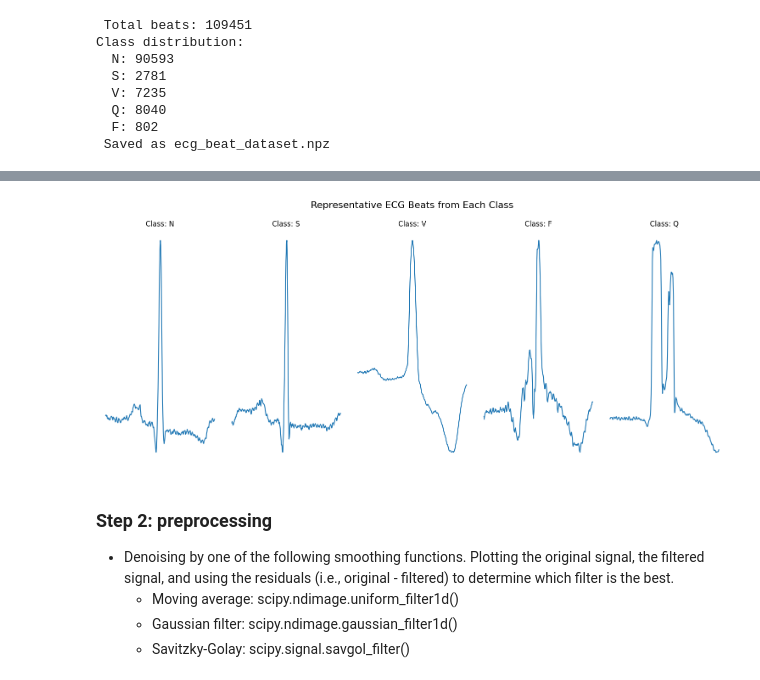
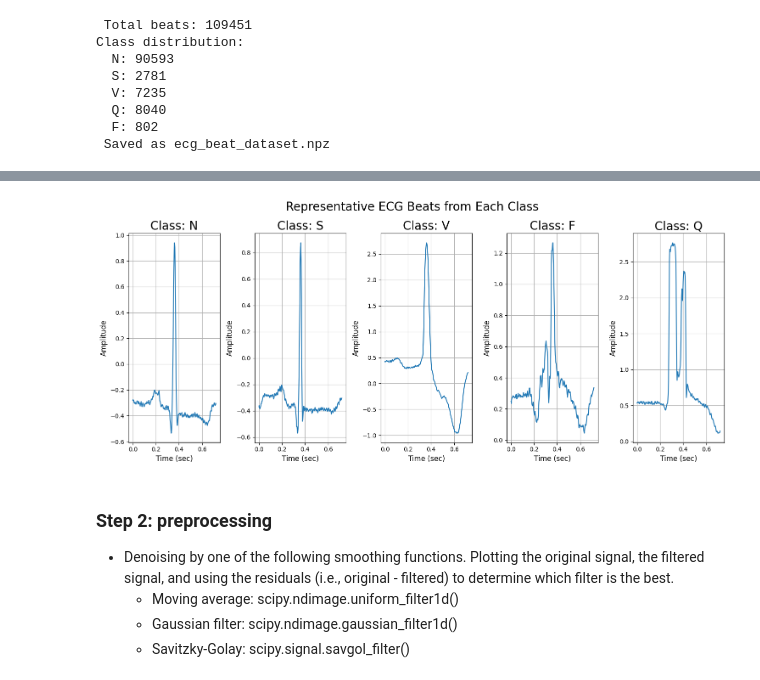
Before and after one commit to hsiuhsil/MITBIH_Arrhythmia_Classification, a Jupyter notebook: notebook.ipynb, the cells around one changed output, grey strips where cells are left out. Saved outputs shown, nothing was run; the diff lists cells and outputs as text; code cells hidden in the pictures.

```diff
--- a/notebook.ipynb
+++ b/notebook.ipynb
@@ -201,29 +244,33 @@ Class distribution:
 # %%
 # Find one example for each class
 example_beats = {}
 for segment, label in zip(X, y):
     class_name = CLASS_NAMES[label]
     if class_name not in example_beats:
         example_beats[class_name] = segment
     if len(example_beats) == len(CLASS_NAMES):
         break
 
 # Plot each example beat
 plt.figure(figsize=(15, 6))
+time = np.arange(260) / 360
 for idx, cls in enumerate(CLASS_NAMES):
     plt.subplot(1, len(CLASS_NAMES), idx + 1)
     segment = example_beats[cls]
     if cls in ['V', 'F', 'Q']:
         segment = -segment
-    plt.plot(segment)
-    plt.title(f"Class: {cls}")
-    plt.axis('off')
+    plt.plot(time, segment)
+    plt.title(f"Class: {cls}", fontsize=20)
+    plt.xlabel("Time (sec)", fontsize=12)
+    plt.ylabel("Amplitude", fontsize=12)
+    #plt.axis('off')
+    plt.grid()
     plt.tight_layout()
 
-plt.suptitle("Representative ECG Beats from Each Class", fontsize=16, y=1.05)
+plt.suptitle("Representative ECG Beats from Each Class", fontsize=20, y=1.05)
 plt.show()
 # %% [output]
-[figure, old version]
+[figure, new version]
 # %% [markdown]
 ### Step 2: preprocessing
 - Denoising by one of the following smoothing functions. Plotting the original signal, the filtered signal, and using the residuals (i.e., original - filtered) to determine which filter is the best.
```
Also changed, not shown: parts of 4 cells of this notebook, 3 other files.
